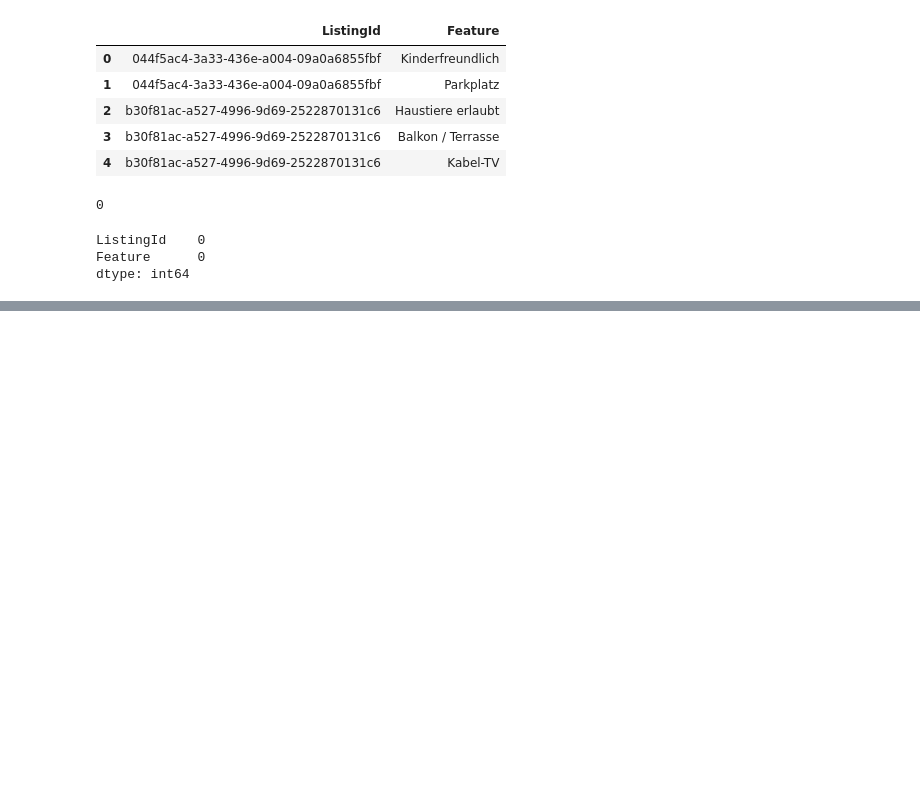
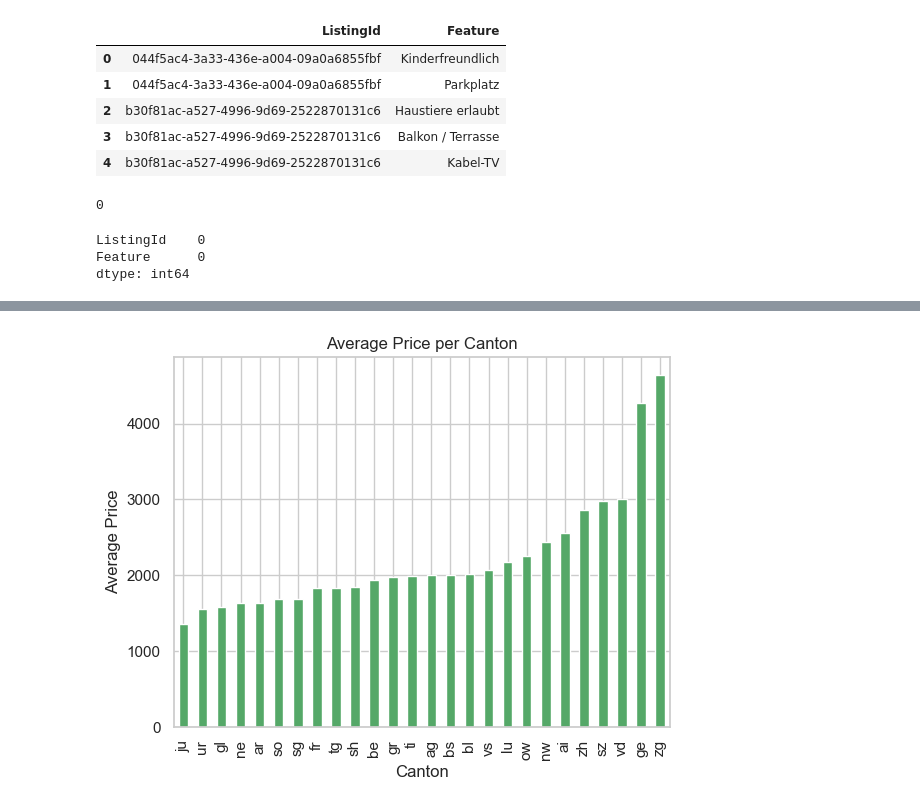
Before and after one commit to ElrasDeVayne/Immo-Projekt-DataScience, a Jupyter notebook: 20240401_DataCleansing.ipynb, the cells around one changed output, grey strips where cells are left out. Saved outputs shown, nothing was run; the diff lists cells and outputs as text; code cells hidden in the pictures; blank space fills up the shorter version.

```diff
--- a/20240401_DataCleansing.ipynb
+++ b/20240401_DataCleansing.ipynb
@@ -479,0 +508,6 @@ dtype: int64
+# %%
+# Adding the new column 'Price_per_m2'
+df_filtered_property_location_clean['Price_per_m2'] = df_filtered_property_location_clean['Price'] / df_filtered_property_location_clean['SquareMeter']
+
+# Check the DataFrame to confirm the new column has been added
+print(df_filtered_property_location_clean.head())
@@ -479,0 +555,12 @@ dtype: int64
+# %%
+#Barplot average price / canton
+
+average_prices = df_filtered_property_location_clean.groupby('Canton')['Price'].mean().sort_values()
+average_prices.plot(kind='bar',color='g')
+plt.title('Average Price per Canton')
+plt.xlabel('Canton')
+plt.ylabel('Average Price')
+
+plt.show()
+# %% [output]
+[figure, added]
```
Also changed, not shown: parts of 25 cells of this notebook.
